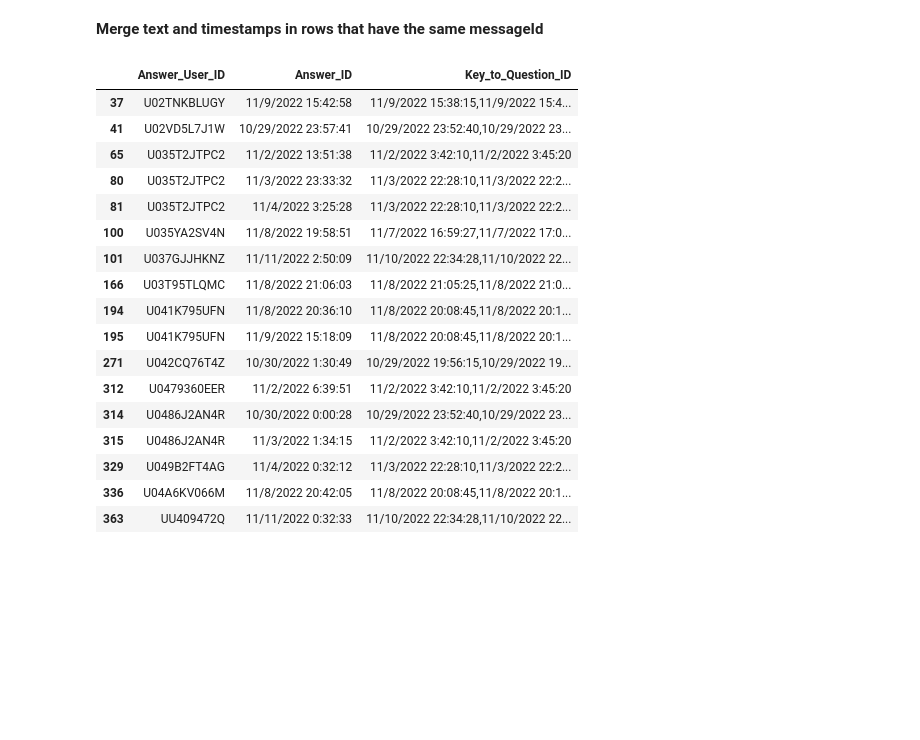
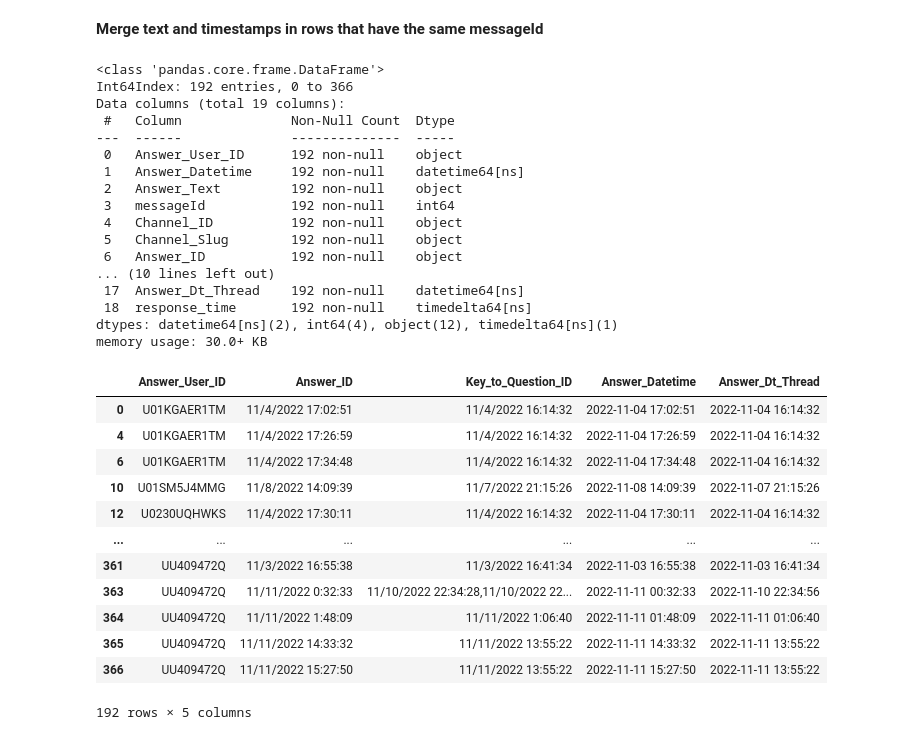
Before and after one commit to breatheco-de/dataflow-project-events, a Jupyter notebook: notebooks/draft_cleaning_notebook.ipynb, the cells around one changed output. Saved outputs shown, nothing was run; the diff lists cells and outputs as text; code cells hidden in the pictures; blank space fills up the shorter version.

```diff
--- a/notebooks/draft_cleaning_notebook.ipynb
+++ b/notebooks/draft_cleaning_notebook.ipynb
@@ -244,28 +246,45 @@ def id_autocompletion(search):
     return None
 # %%
 df_answers['Key_to_Question_ID'] =  df_answers['Key_to_Question_ID'].apply(id_autocompletion)
+# %%
+df_answers['Key_to_Question_ID'] =  np.where(df_answers['Key_to_Question_ID'].isnull(), str(df_answers['Answer_Dt_Thread']), df_answers['Key_to_Question_ID'])
+# %%
+df_answers.info()
+# %% [output]
+<class 'pandas.core.frame.DataFrame'>
+Int64Index: 192 entries, 0 to 366
+Data columns (total 19 columns):
+ #   Column              Non-Null Count  Dtype
+---  ------              --------------  -----
+ 0   Answer_User_ID      192 non-null    object
+ 1   Answer_Datetime     192 non-null    datetime64[ns]
+ 2   Answer_Text         192 non-null    object
+ 3   messageId           192 non-null    int64
+ 4   Channel_ID          192 non-null    object
+ 5   Channel_Slug        192 non-null    object
+ 6   Answer_ID           192 non-null    object
+... (10 lines left out)
+ 17  Answer_Dt_Thread    192 non-null    datetime64[ns]
+ 18  response_time       192 non-null    timedelta64[ns]
+dtypes: datetime64[ns](2), int64(4), object(12), timedelta64[ns](1)
+memory usage: 30.0+ KB
 # %%
 #verifying it worked
-df_answers[df_answers['Key_to_Question_ID'].str.len()>20][['Answer_User_ID','Answer_ID','Key_to_Question_ID']]
+df_answers[['Answer_User_ID','Answer_ID','Key_to_Question_ID', 'Answer_Datetime', 'Answer_Dt_Thread']]
 # %% [output]
-|  | Answer_User_ID | Answer_ID | Key_to_Question_ID |
-| 37 | U02TNKBLUGY | 11/9/2022 15:42:58 | 11/9/2022 15:38:15,11/9/2022 15:4... |
-| 41 | U02VD5L7J1W | 10/29/2022 23:57:41 | 10/29/2022 23:52:40,10/29/2022 23... |
-| 65 | U035T2JTPC2 | 11/2/2022 13:51:38 | 11/2/2022 3:42:10,11/2/2022 3:45:20 |
-| 80 | U035T2JTPC2 | 11/3/2022 23:33:32 | 11/3/2022 22:28:10,11/3/2022 22:2... |
-| 81 | U035T2JTPC2 | 11/4/2022 3:25:28 | 11/3/2022 22:28:10,11/3/2022 22:2... |
-| 100 | U035YA2SV4N | 11/8/2022 19:58:51 | 11/7/2022 16:59:27,11/7/2022 17:0... |
-| 101 | U037GJJHKNZ | 11/11/2022 2:50:09 | 11/10/2022 22:34:28,11/10/2022 22... |
-| 166 | U03T95TLQMC | 11/8/2022 21:06:03 | 11/8/2022 21:05:25,11/8/2022 21:0... |
-| 194 | U041K795UFN | 11/8/2022 20:36:10 | 11/8/2022 20:08:45,11/8/2022 20:1... |
-| 195 | U041K795UFN | 11/9/2022 15:18:09 | 11/8/2022 20:08:45,11/8/2022 20:1... |
-| 271 | U042CQ76T4Z | 10/30/2022 1:30:49 | 10/29/2022 19:56:15,10/29/2022 19... |
-| 312 | U0479360EER | 11/2/2022 6:39:51 | 11/2/2022 3:42:10,11/2/2022 3:45:20 |
-| 314 | U0486J2AN4R | 10/30/2022 0:00:28 | 10/29/2022 23:52:40,10/29/2022 23... |
-| 315 | U0486J2AN4R | 11/3/2022 1:34:15 | 11/2/2022 3:42:10,11/2/2022 3:45:20 |
-| 329 | U049B2FT4AG | 11/4/2022 0:32:12 | 11/3/2022 22:28:10,11/3/2022 22:2... |
-| 336 | U04A6KV066M | 11/8/2022 20:42:05 | 11/8/2022 20:08:45,11/8/2022 20:1... |
-| 363 | UU409472Q | 11/11/2022 0:32:33 | 11/10/2022 22:34:28,11/10/2022 22... |
+|  | Answer_User_ID | Answer_ID | Key_to_Question_ID | Answer_Datetime | Answer_Dt_Thread |
+| 0 | U01KGAER1TM | 11/4/2022 17:02:51 | 11/4/2022 16:14:32 | 2022-11-04 17:02:51 | 2022-11-04 16:14:32 |
+| 4 | U01KGAER1TM | 11/4/2022 17:26:59 | 11/4/2022 16:14:32 | 2022-11-04 17:26:59 | 2022-11-04 16:14:32 |
+| 6 | U01KGAER1TM | 11/4/2022 17:34:48 | 11/4/2022 16:14:32 | 2022-11-04 17:34:48 | 2022-11-04 16:14:32 |
+| 10 | U01SM5J4MMG | 11/8/2022 14:09:39 | 11/7/2022 21:15:26 | 2022-11-08 14:09:39 | 2022-11-07 21:15:26 |
+| 12 | U0230UQHWKS | 11/4/2022 17:30:11 | 11/4/2022 16:14:32 | 2022-11-04 17:30:11 | 2022-11-04 16:14:32 |
+| ... | ... | ... | ... | ... | ... |
+| 361 | UU409472Q | 11/3/2022 16:55:38 | 11/3/2022 16:41:34 | 2022-11-03 16:55:38 | 2022-11-03 16:41:34 |
+| 363 | UU409472Q | 11/11/2022 0:32:33 | 11/10/2022 22:34:28,11/10/2022 22... | 2022-11-11 00:32:33 | 2022-11-10 22:34:56 |
+| 364 | UU409472Q | 11/11/2022 1:48:09 | 11/11/2022 1:06:40 | 2022-11-11 01:48:09 | 2022-11-11 01:06:40 |
+| 365 | UU409472Q | 11/11/2022 14:33:32 | 11/11/2022 13:55:22 | 2022-11-11 14:33:32 | 2022-11-11 13:55:22 |
+| 366 | UU409472Q | 11/11/2022 15:27:50 | 11/11/2022 13:55:22 | 2022-11-11 15:27:50 | 2022-11-11 13:55:22 |
+192 rows × 5 columns
 # %%
 #Saving to csv
 
```
Also changed, not shown: parts of 1 cell of this notebook.
